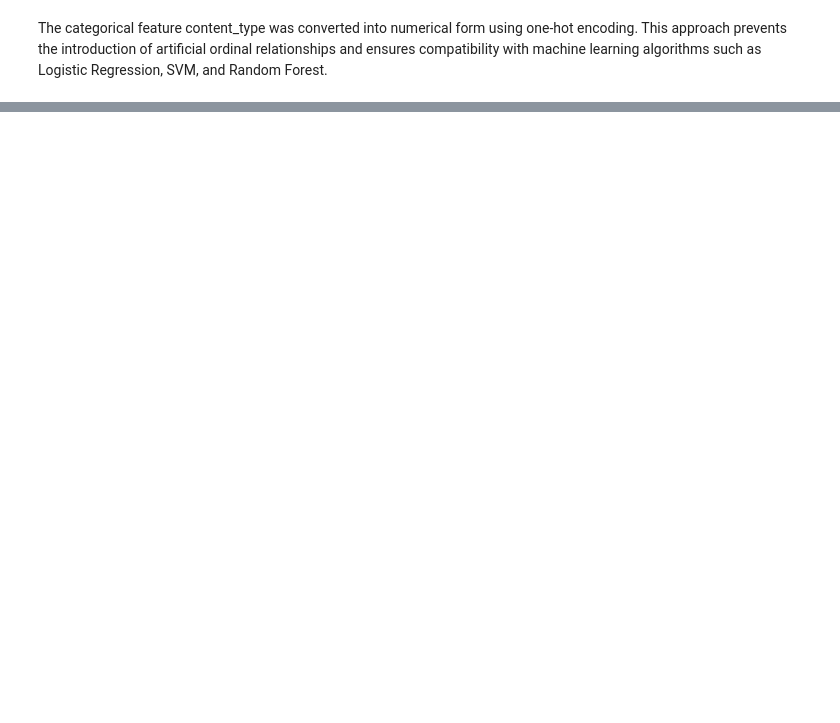
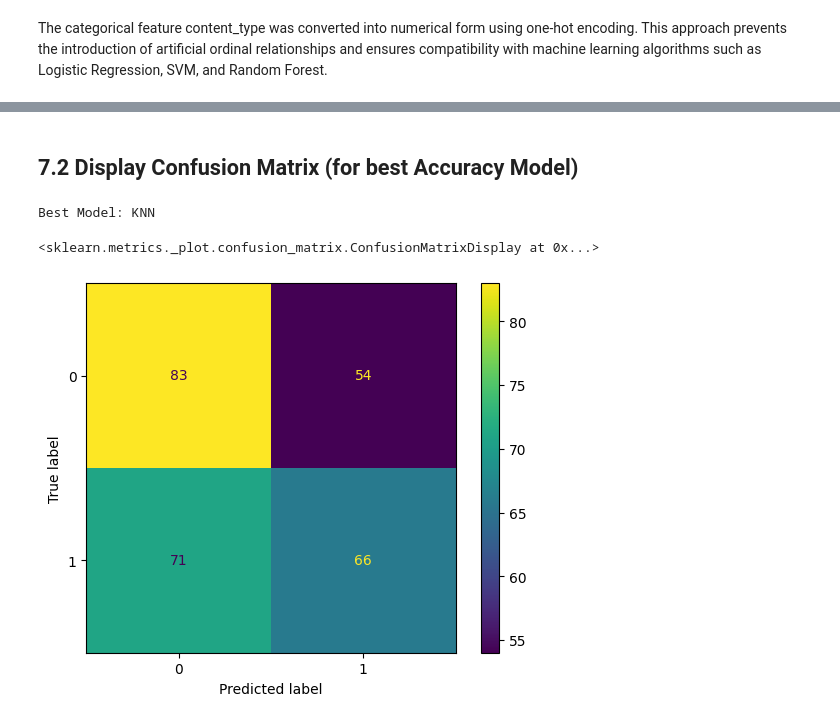
Before and after one commit to JawwadAhmadDev/MS-CS, a Jupyter notebook: Data Science/term-project/AIvsHumanTextClassification(Term_Project).ipynb, the cells around one changed output, grey strips where cells are left out. Saved outputs shown, nothing was run; the diff lists cells and outputs as text; code cells hidden in the pictures; blank space fills up the shorter version.

```diff
--- a/Data Science/term-project/AIvsHumanTextClassification(Term_Project).ipynb
+++ b/Data Science/term-project/AIvsHumanTextClassification(Term_Project).ipynb
@@ -295,0 +290,7 @@ The categorical feature content_type was converted into numerical form using one
+# %%
+# Features (all columns except target)
+X = df.drop(columns=["label"])
+# Target variable
+y = df["label"]
+# Verify shapes
+X.shape, y.shape
@@ -295,0 +406,19 @@ The categorical feature content_type was converted into numerical form using one
+# %%
+from sklearn.metrics import accuracy_score, precision_score, recall_score, f1_score
+
+results = []
+
+for model_name, model in trained_models.items():
+    y_pred = model.predict(X_test_final)
+
+    results.append({
+        "Model": model_name,
+        "Accuracy": accuracy_score(y_test, y_pred),
+        "Precision": precision_score(y_test, y_pred, average='weighted'),
+        "Recall": recall_score(y_test, y_pred, average='weighted'),
+        "F1 Score": f1_score(y_test, y_pred, average='weighted')
+    })
+
+
+results_df = pd.DataFrame(results)
+results_df
@@ -295,0 +434,21 @@ The categorical feature content_type was converted into numerical form using one
+# %% [markdown]
+## 7.2 Display Confusion Matrix (for best Accuracy Model)
+# %%
+best_model_name = results_df.sort_values(by="Accuracy", ascending=False).iloc[0]["Model"]
+best_model = trained_models[best_model_name]
+
+print("Best Model:", best_model_name)
+
+
+from sklearn.metrics import confusion_matrix, ConfusionMatrixDisplay
+
+y_pred_best = best_model.predict(X_test_final)
+
+cm = confusion_matrix(y_test, y_pred_best)
+
+disp = ConfusionMatrixDisplay(confusion_matrix=cm)
+disp.plot()
+# %% [output]
+Best Model: KNN
+<sklearn.metrics._plot.confusion_matrix.ConfusionMatrixDisplay at 0x...>
+[figure, added]
```
Also changed, not shown: parts of 14 cells of this notebook, 13 other files.
